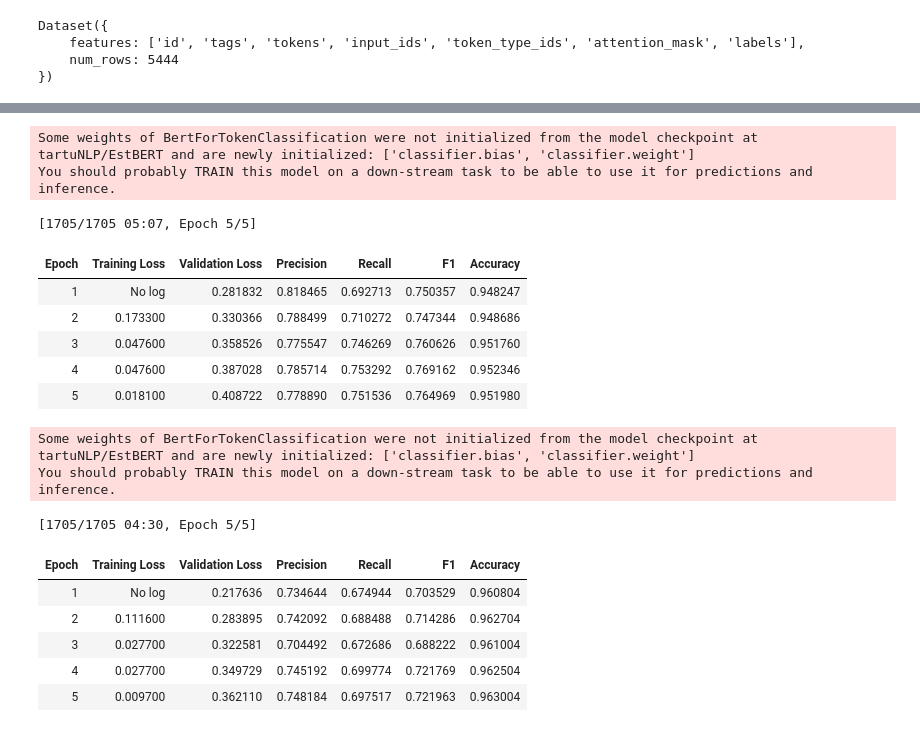
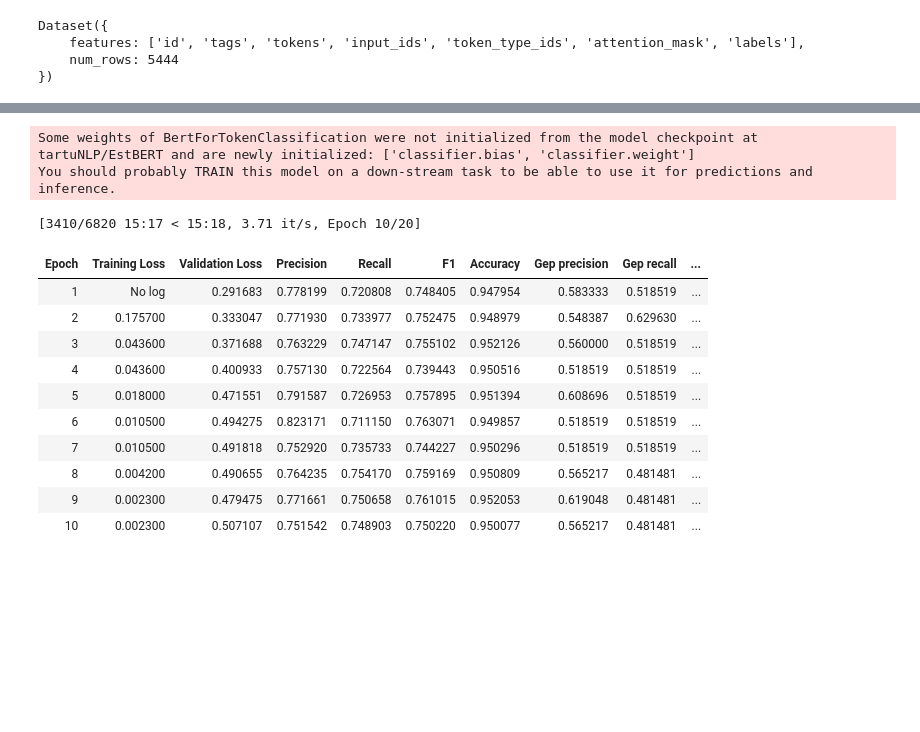
Before and after one commit to martinkivisikk/ner_thesis, a Jupyter notebook: finetune_ner.ipynb, the cells around one changed output, grey strips where cells are left out. Saved outputs shown, nothing was run; the diff lists cells and outputs as text; code cells hidden in the pictures; blank space fills up the shorter version.

Commit message:
Funktsioonid testimiseks, treenitud mudelite algsed tulemused

```diff
--- a/finetune_ner.ipynb
+++ b/finetune_ner.ipynb
@@ -225,7 +230,7 @@ def finetune_model(tokenized_dataset, epochs=3, batch_size=8):
 #Epoch 3/3
 #3755/3755 [==============================] - 619s 165ms/step - loss: 0.0727 - val_loss: 0.1575 - precision: 0.6984 - recall: 0.6915 - f1: 0.6949 - accuracy: 0.9617
 # %%
-def finetune_model_pytorch(tokenized_dataset, epochs=3, batch_size=16, lr=5e-5, freeze=False):
+def finetune_model_pytorch(tokenized_dataset, epochs=3, batch_size=16, lr=5e-5, scheduler='linear', beta1=0.9, beta2=0.99, epsilon=1e-6, decay=0.01, early_stop_patience=2, freeze=False):
 
   model = AutoModelForTokenClassification.from_pretrained("tartuNLP/EstBERT", num_labels=len(ALL_TAGS), id2label=IDX2TAG, label2id=TAG2IDX)
 
@@ -240,24 +245,24 @@ def finetune_model_pytorch(tokenized_dataset, epochs=3, batch_size=16, lr=5e-5,
       report_to='none',
       output_dir='./results',
       learning_rate=lr,
-      lr_scheduler_type='polynomial', # default on linear, aga polynomial annab veidi parema tulemuse
+      lr_scheduler_type=scheduler, # linear/polynomial
       per_device_train_batch_size=batch_size,
       per_device_eval_batch_size=batch_size,
       num_train_epochs=epochs,
-      weight_decay=0.0,
+      weight_decay=decay,
       eval_strategy="epoch",
       save_strategy="epoch",
       optim="adamw_torch",
       load_best_model_at_end=True,
       metric_for_best_model='f1',
-      adam_beta1=0.9,
-      adam_beta2=0.999,
-      adam_epsilon=1e-8,
+      adam_beta1=beta1,
+      adam_beta2=beta2,
+      adam_epsilon=epsilon,
       fp16=True
   )
 
   early_stopping_callback = EarlyStoppingCallback(
-        early_stopping_patience=5,
+        early_stopping_patience=early_stop_patience,
         early_stopping_threshold=0.0001
     )
 
@@ -400,28 +405,32 @@ Params: {'learning_rate': 1e-05, 'batch_size': 16, 'num_train_epochs': 5, 'weigh
 ... (69 outputs left out)
 # %%
-# parim f1: 0.7658998646820027
-# parameetrid: {'learning_rate': 5e-05, 'batch_size': 16, 'num_train_epochs': 5, 'weight_decay': 0.0, 'adam_beta1': 0.9, 'adam_beta2': 0.98, 'adam_epsilon': 1e-06}
-
-ewt_mudel, trainer_m = finetune_model_pytorch(tokenized_ewt, 5, 16, 5e-5)
+# parim f1: 0.7664724338861497
+# parameetrid: {'learning_rate': 5e-05, 'batch_size': 16, 'num_train_epochs': 4, 'weight_decay': 0.01, 'adam_beta1': 0.9, 'adam_beta2': 0.99, 'adam_epsilon': 1e-06, 'lr_scheduler_type': 'linear'}
+# 20 epohhi ~ 30min
+# dev hulk on väike, kõik märgendid pole esindatud
+ewt_mudel, trainer_ewt = finetune_model_pytorch(tokenized_ewt,
+                                              epochs=20,
+                                              batch_size=16,
+                                              lr=5e-05,
+                                              scheduler='linear',
+                                              beta1=0.9,
+                                              beta2=0.99,
+                                              epsilon=1e-06,
+                                              decay=0.01,
+                                              early_stop_patience=4,
+                                              freeze=False)
 # %% [output]
 Some weights of BertForTokenClassification were not initialized from the model checkpoint at tartuNLP/EstBERT and are newly initialized: ['classifier.bias', 'classifier.weight']
 You should probably TRAIN this model on a down-stream task to be able to use it for predictions and inference.
-[1705/1705 05:07, Epoch 5/5]
+[3410/6820 15:17 < 15:18, 3.71 it/s, Epoch 10/20]
-| Epoch | Training Loss | Validation Loss | Precision | Recall | F1 | Accuracy |
-| 1 | No log | 0.281832 | 0.818465 | 0.692713 | 0.750357 | 0.948247 |
-| 2 | 0.173300 | 0.330366 | 0.788499 | 0.710272 | 0.747344 | 0.948686 |
-| 3 | 0.047600 | 0.358526 | 0.775547 | 0.746269 | 0.760626 | 0.951760 |
-| 4 | 0.047600 | 0.387028 | 0.785714 | 0.753292 | 0.769162 | 0.952346 |
-| 5 | 0.018100 | 0.408722 | 0.778890 | 0.751536 | 0.764969 | 0.951980 |
+| Epoch | Training Loss | Validation Loss | Precision | Recall | F1 | Accuracy | Gep precision | Gep recall | ... |
+| 1 | No log | 0.291683 | 0.778199 | 0.720808 | 0.748405 | 0.947954 | 0.583333 | 0.518519 | ... |
+| 2 | 0.175700 | 0.333047 | 0.771930 | 0.733977 | 0.752475 | 0.948979 | 0.548387 | 0.629630 | ... |
+| 3 | 0.043600 | 0.371688 | 0.763229 | 0.747147 | 0.755102 | 0.952126 | 0.560000 | 0.518519 | ... |
+| 4 | 0.043600 | 0.400933 | 0.757130 | 0.722564 | 0.739443 | 0.950516 | 0.518519 | 0.518519 | ... |
+| 5 | 0.018000 | 0.471551 | 0.791587 | 0.726953 | 0.757895 | 0.951394 | 0.608696 | 0.518519 | ... |
+| 6 | 0.010500 | 0.494275 | 0.823171 | 0.711150 | 0.763071 | 0.949857 | 0.518519 | 0.518519 | ... |
+| 7 | 0.010500 | 0.491818 | 0.752920 | 0.735733 | 0.744227 | 0.950296 | 0.518519 | 0.518519 | ... |
+| 8 | 0.004200 | 0.490655 | 0.764235 | 0.754170 | 0.759169 | 0.950809 | 0.565217 | 0.481481 | ... |
+| 9 | 0.002300 | 0.479475 | 0.771661 | 0.750658 | 0.761015 | 0.952053 | 0.619048 | 0.481481 | ... |
+| 10 | 0.002300 | 0.507107 | 0.751542 | 0.748903 | 0.750220 | 0.950077 | 0.565217 | 0.481481 | ... |
-# %%
-ewt_testimiseks, trainer_t = finetune_model_pytorch(tokenized_ewt, 5, 16, 5e-5)
-# %% [output]
-Some weights of BertForTokenClassification were not initialized from the model checkpoint at tartuNLP/EstBERT and are newly initialized: ['classifier.bias', 'classifier.weight']
-You should probably TRAIN this model on a down-stream task to be able to use it for predictions and inference.
-[1705/1705 04:30, Epoch 5/5]
-| Epoch | Training Loss | Validation Loss | Precision | Recall | F1 | Accuracy |
-| 1 | No log | 0.217636 | 0.734644 | 0.674944 | 0.703529 | 0.960804 |
-| 2 | 0.111600 | 0.283895 | 0.742092 | 0.688488 | 0.714286 | 0.962704 |
-| 3 | 0.027700 | 0.322581 | 0.704492 | 0.672686 | 0.688222 | 0.961004 |
-| 4 | 0.027700 | 0.349729 | 0.745192 | 0.699774 | 0.721769 | 0.962504 |
-| 5 | 0.009700 | 0.362110 | 0.748184 | 0.697517 | 0.721963 | 0.963004 |
```
Also changed, not shown: parts of 16 cells of this notebook, 1 other file.
